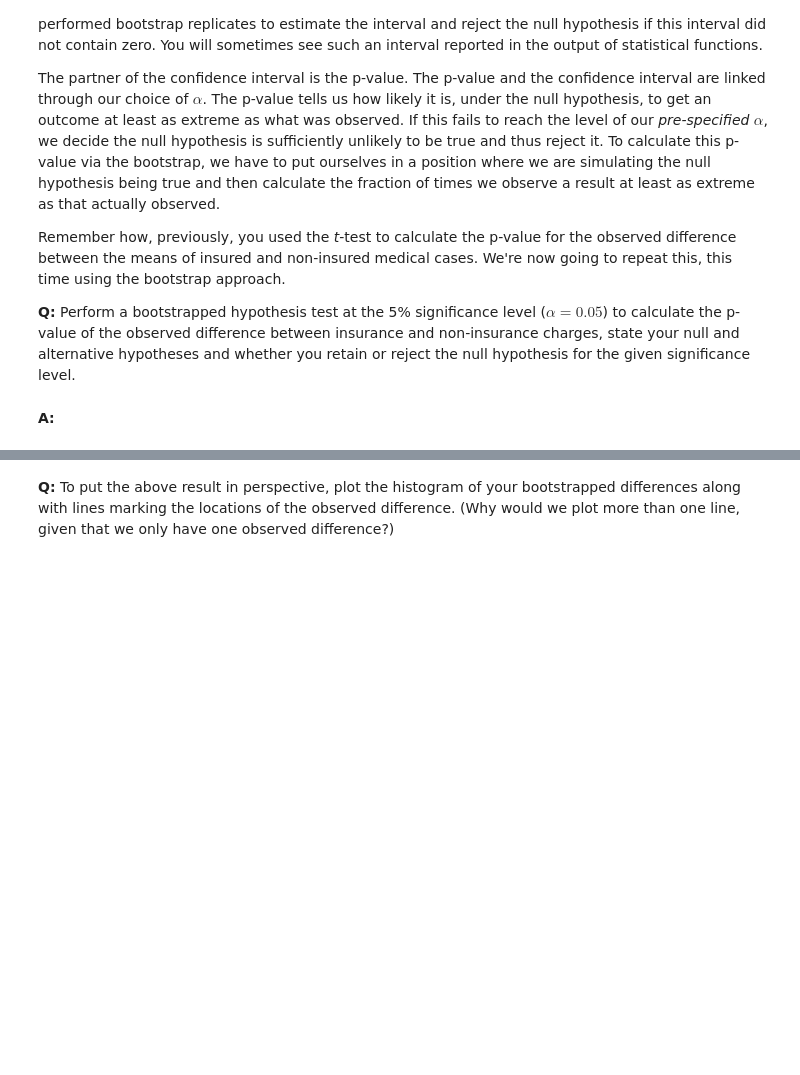
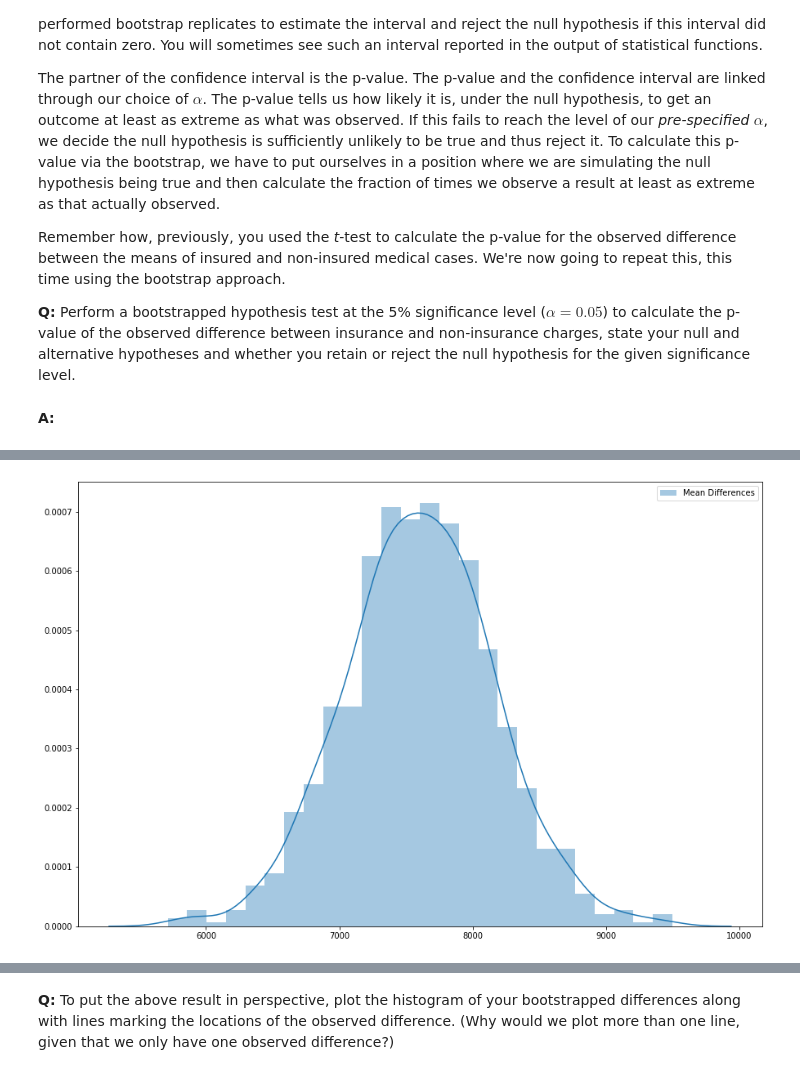
Before and after one commit to dudikbender/springboard, a Jupyter notebook: Bootstrap_Inference_Mini-Project8.19/inferential_statistics_2-Q.ipynb, the cells around one changed output, grey strips where cells are left out. Cells and saved outputs as stored; diff of their text form; code cells hidden in the pictures; blank space fills up the shorter version.

```diff
--- a/Bootstrap_Inference_Mini-Project8.19/inferential_statistics_2-Q.ipynb
+++ b/Bootstrap_Inference_Mini-Project8.19/inferential_statistics_2-Q.ipynb
@@ -118,0 +140,8 @@ Ttest_indResult(statistic=11.893299030876712, pvalue=4.461230231620717e-31)
+# %%
+## Plotting the difference in means from insured and uninsured patients
+plt.figure(figsize=(15,10))
+sns.distplot(means, label='Mean Differences')
+plt.legend()
+plt.show()
+# %% [output]
+[figure, added]
```
Also changed, not shown: parts of 6 cells of this notebook.
